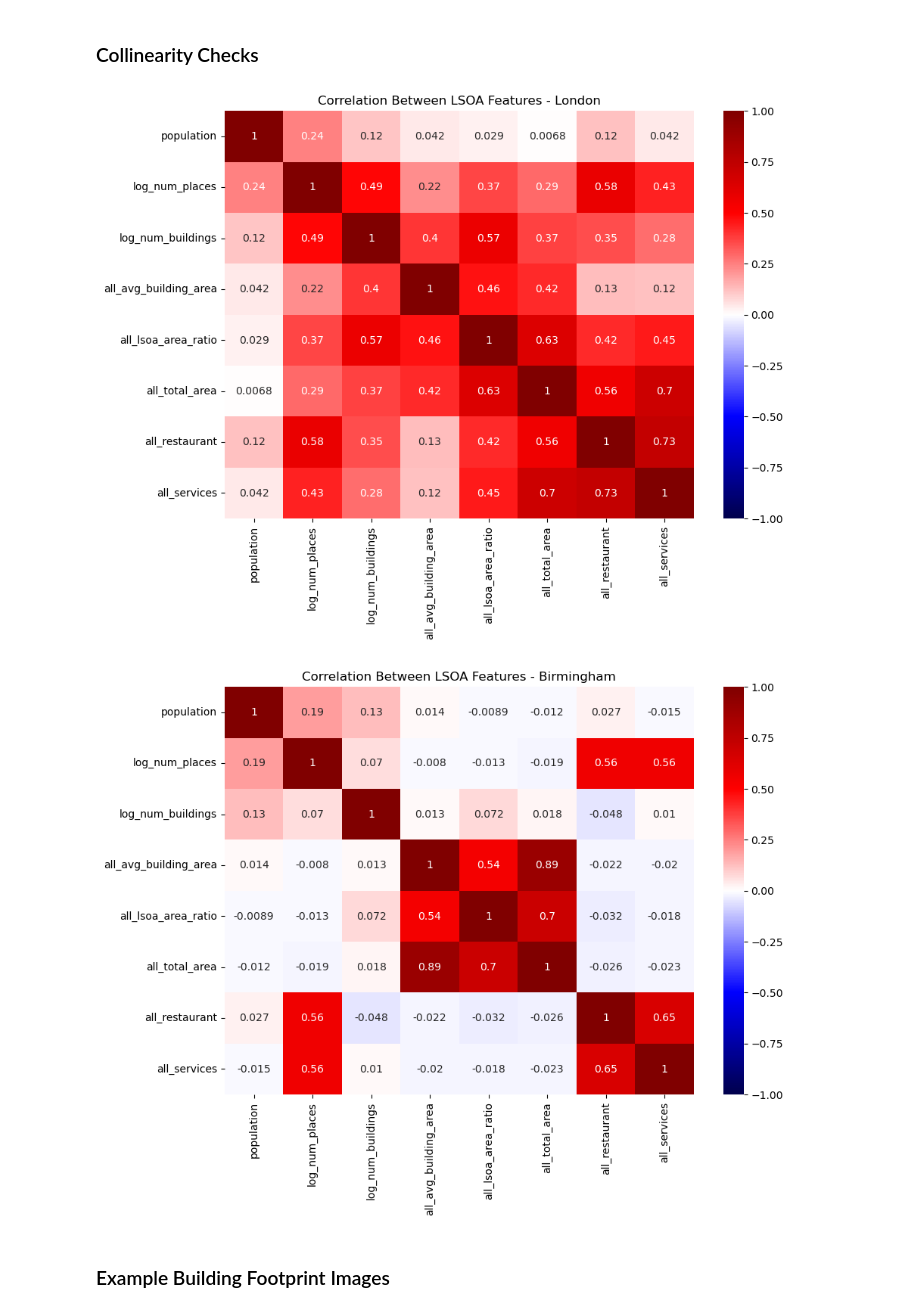
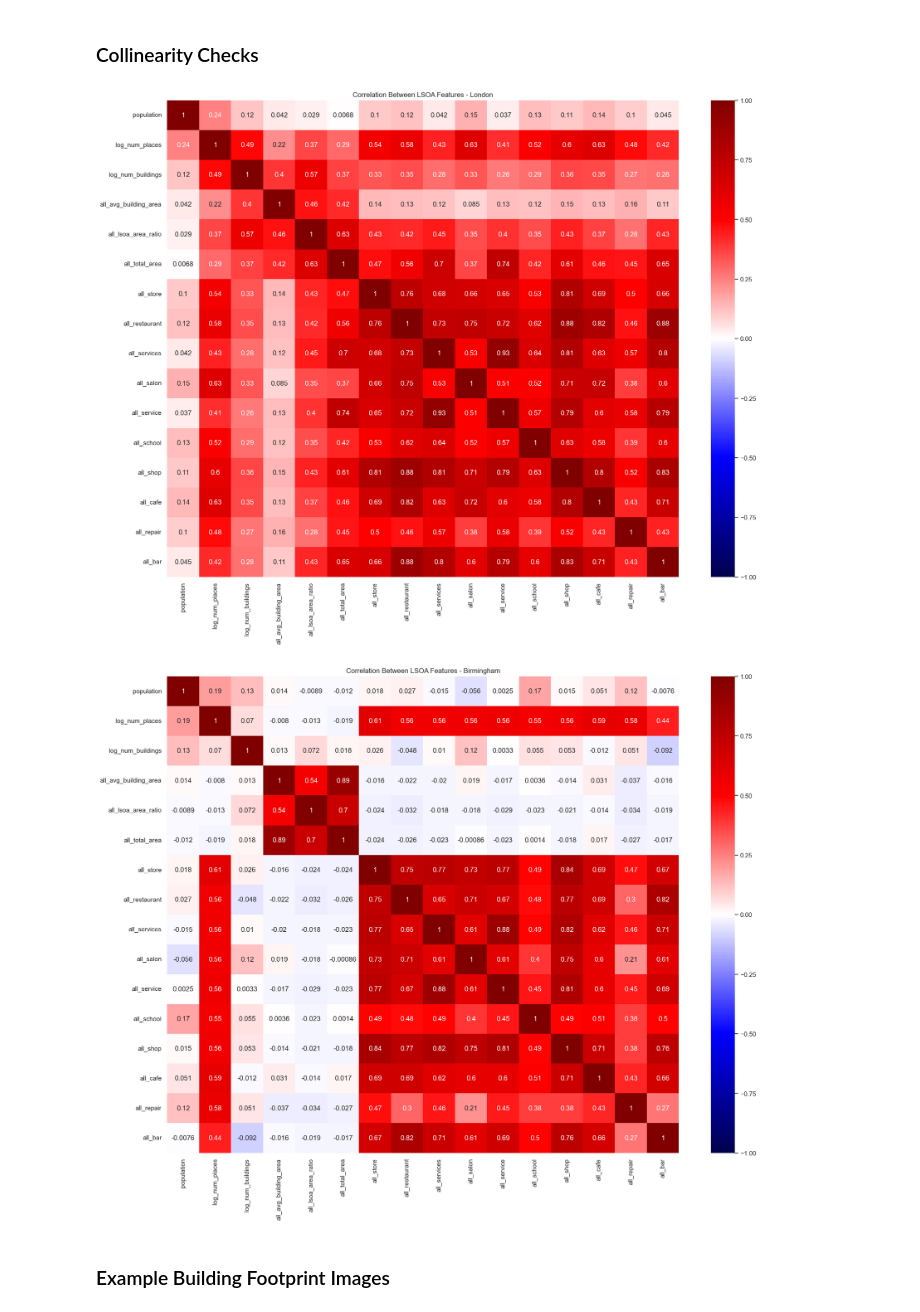
Before and after one commit to grolls23/EmploymentModellingDis, a Jupyter notebook: Plots.ipynb, the cells around one changed output. Saved outputs shown, nothing was run; the diff lists cells and outputs as text; code cells hidden in the pictures.

Commit message:
More plots

```diff
--- a/Plots.ipynb
+++ b/Plots.ipynb
@@ -71,6 +71,8 @@ sns.kdeplot(
     bw_adjust=0.2
 )
 
+sns.set_theme()
+
 greater_london_boundary = all_data_london.unary_union
 boundary_gdf = gpd.GeoDataFrame(geometry=[greater_london_boundary], crs=all_data_london_gdf.crs)
 boundary_gdf.boundary.plot(ax=plt.gca(), color='black')
@@ -93,6 +95,7 @@ sns.kdeplot(
     fill=True,
     bw_adjust=0.2
 )
+sns.set_theme()
 
 bham_boundary = all_data_bham.unary_union
 boundary_gdf = gpd.GeoDataFrame(geometry=[bham_boundary], crs=all_data_bham_gdf.crs)
@@ -117,6 +120,7 @@ category_top = all_places['category'].value_counts().head(20)
 
 plt.figure(figsize=(12, 8))
 sns.barplot(x=category_top.values, y=category_top.index, palette='viridis')
+sns.set_theme()
 plt.xlabel('Count')
 plt.ylabel('POI Category')
 plt.title('Top 20 POI Categories (Uncondensed)')
@@ -158,6 +162,7 @@ condensed_top = condensed_categories_sorted.head(20)
 
 plt.figure(figsize=(12, 8))
 sns.barplot(x=condensed_top['Count'], y=condensed_top.index, palette='viridis')
+sns.set_theme()
 plt.xlabel('Count')
 plt.ylabel('POI Category')
 plt.title('Top 20 POI Categories (Condensed)')
@@ -172,27 +177,36 @@ Passing `palette` without assigning `hue` is deprecated and will be removed in v
 # %%
 # London
 
 selected_columns = [
     'population',
     'log_num_places',
     'log_num_buildings',
     'all_avg_building_area',
     'all_lsoa_area_ratio',
     'all_total_area',
+    'all_store',
     'all_restaurant',
     'all_services',
+    'all_salon',
+    'all_service',
+    'all_school',
+    'all_shop',
+    'all_cafe',
+    'all_repair',
+    'all_bar'
 ]
 
 colinearity_features = all_data_london[selected_columns]
 
-plt.figure(figsize=(10,7))
+plt.figure(figsize=(20,15))
 
 # Heatmap
 sns.heatmap(colinearity_features.corr(), annot=True, cmap='seismic', vmin=-1, vmax=1)
+sns.set_theme()
 plt.title('Correlation Between LSOA Features - London')
 plt.show()
 # %% [output]
-[figure, old version]
+[figure, new version]
 # %%
 # Birmingham
 
@@ -203,20 +217,29 @@ selected_columns = [
     'all_avg_building_area',
     'all_lsoa_area_ratio',
     'all_total_area',
+    'all_store',
     'all_restaurant',
     'all_services',
+    'all_salon',
+    'all_service',
+    'all_school',
+    'all_shop',
+    'all_cafe',
+    'all_repair',
+    'all_bar'
 ]
 
 colinearity_features = all_data_bham[selected_columns]
 
-plt.figure(figsize=(10,7))
+plt.figure(figsize=(20,15))
 
 # Heatmap
 sns.heatmap(colinearity_features.corr(), annot=True, cmap='seismic', vmin=-1, vmax=1)
+sns.set_theme()
 plt.title('Correlation Between LSOA Features - Birmingham')
 plt.show()
 # %% [output]
-[figure, old version]
+[figure, new version]
 # %% [markdown]
 ### Example Building Footprint Images
 # %% [markdown]
```
Also changed, not shown: parts of 6 cells of this notebook, 8 other files.
